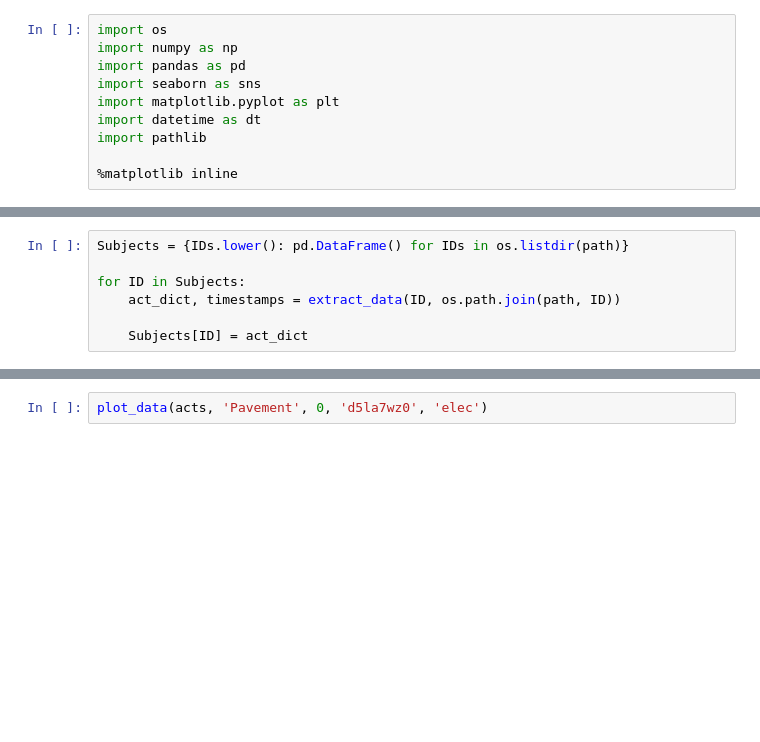
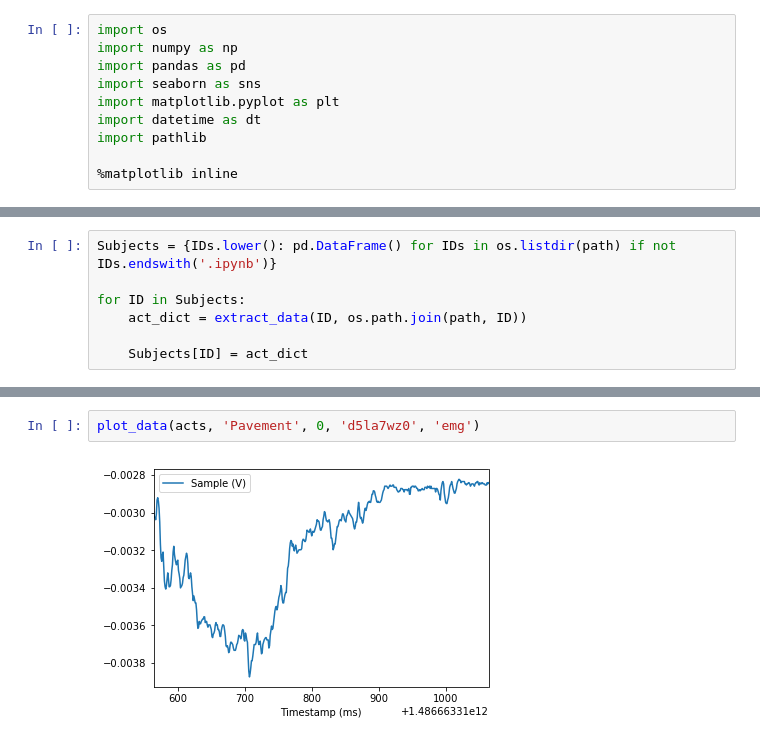
Before and after one commit to adai2017/DOD_PowerLeg, a Jupyter notebook: PKA_DataAnalysis.ipynb, the cells around one changed output, grey strips where cells are left out. Drawn from its saved outputs; the diff is of its cells as text; blank space fills up the shorter version.

Commit message:
Fixed some bugs, added ability to export data to .csv

```diff
--- a/PKA_DataAnalysis.ipynb
+++ b/PKA_DataAnalysis.ipynb
@@ -122,8 +163,8 @@ def plot_data(acts, activity, trial, sensor, data, start=0, end=500):
 # %%
-Subjects = {IDs.lower(): pd.DataFrame() for IDs in os.listdir(path)}
+Subjects = {IDs.lower(): pd.DataFrame() for IDs in os.listdir(path) if not IDs.endswith('.ipynb')}
 
 for ID in Subjects:
-    act_dict, timestamps = extract_data(ID, os.path.join(path, ID))
+    act_dict = extract_data(ID, os.path.join(path, ID))
 
     Subjects[ID] = act_dict
 # %%
@@ -134,2 +179,4 @@ plot_data(acts, 'Pavement', 1, 'd5la7wyb', 'accel')
 # %%
-plot_data(acts, 'Pavement', 0, 'd5la7wz0', 'elec')
+plot_data(acts, 'Pavement', 0, 'd5la7wz0', 'emg')
+# %% [output]
+[figure, added]
```
Also changed, not shown: parts of 4 cells of this notebook.
